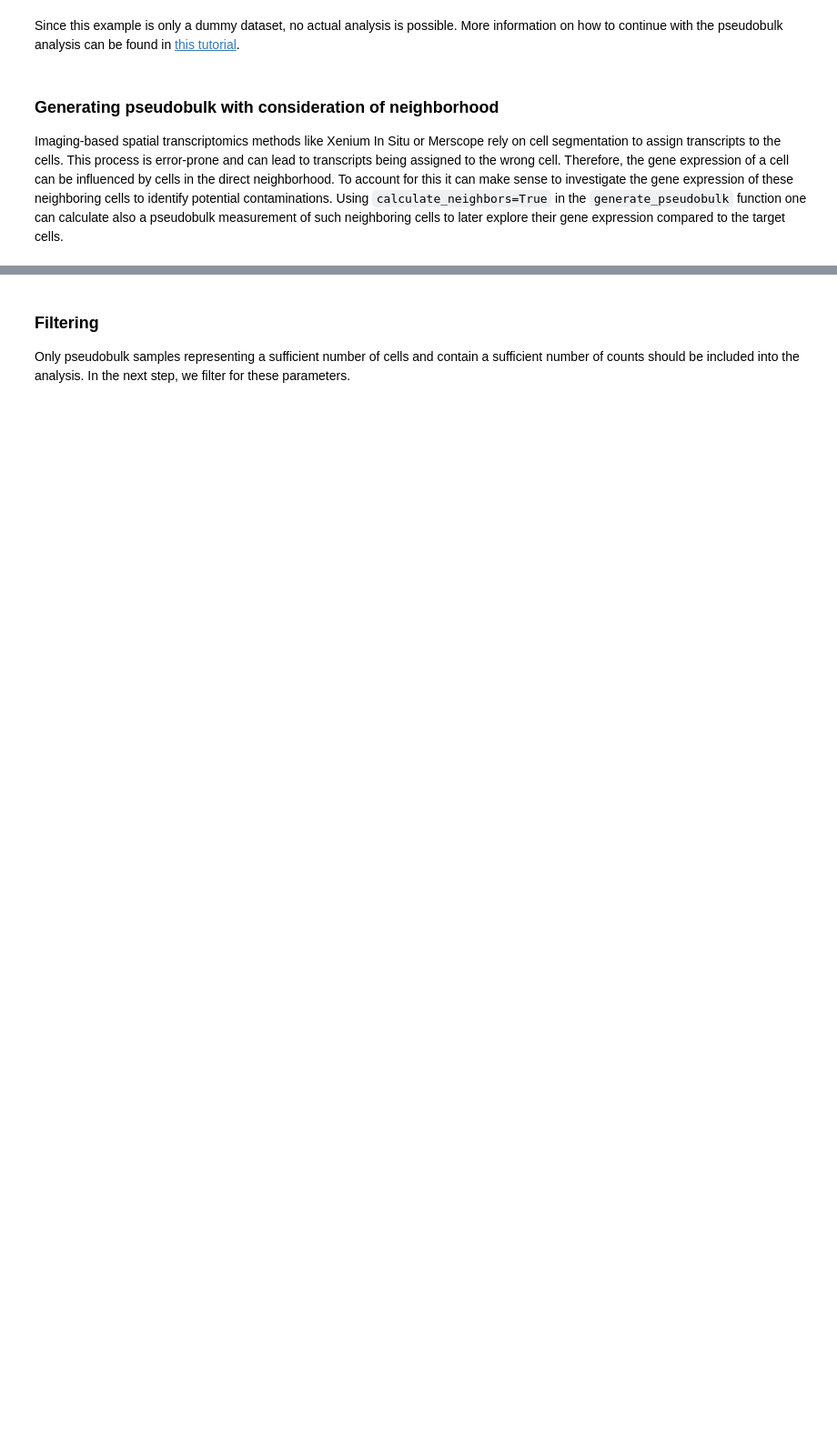
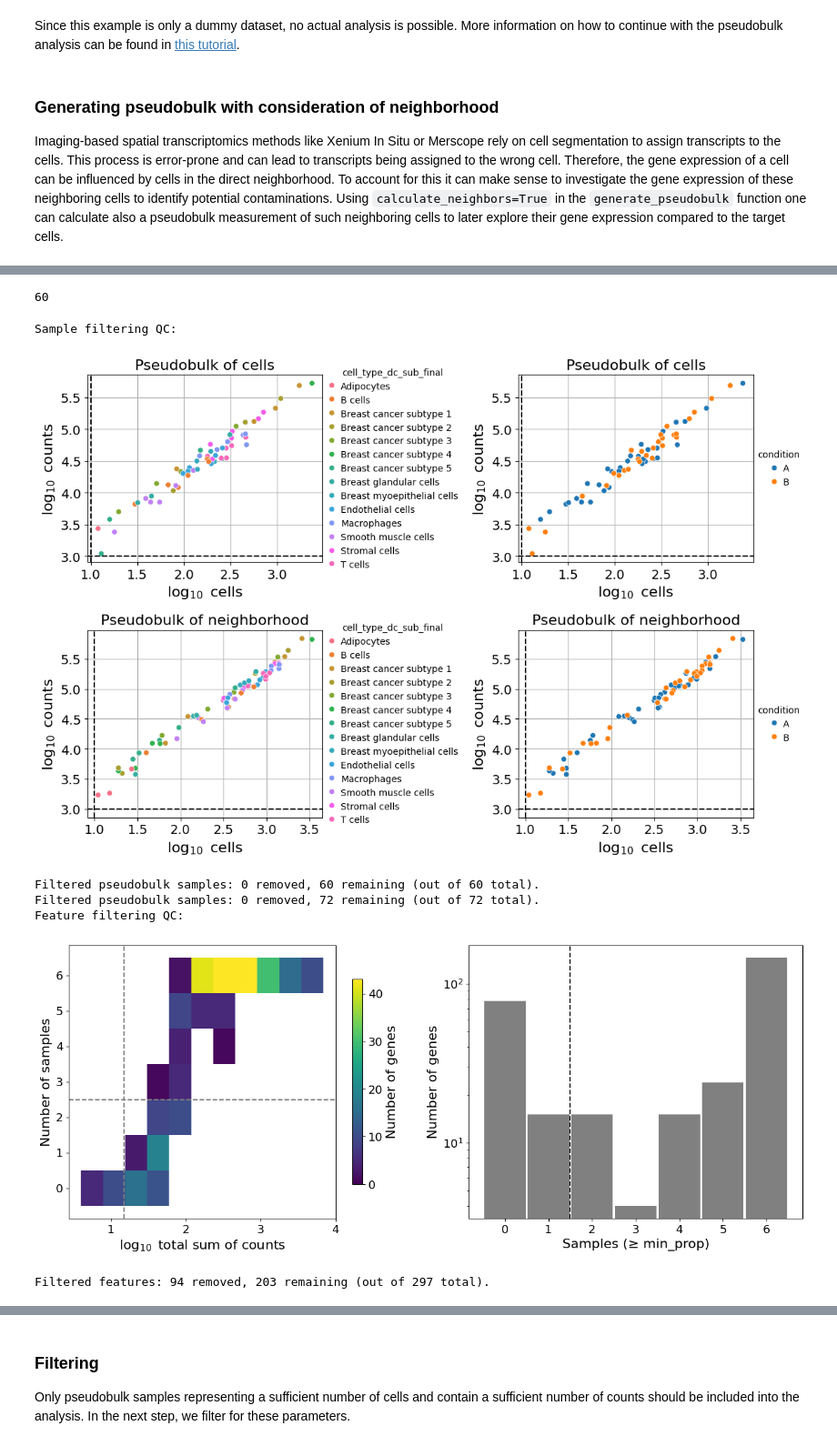
Before and after one commit to SpatialPathology/InSituPy, a Jupyter notebook: docs/source/tutorials/03_multisample_analysis/pseudobulk_tutorial.ipynb, the cells around one changed output, grey strips where cells are left out. Shown at 91% size. Saved outputs shown, nothing was run; the diff lists cells and outputs as text; code cells hidden in the pictures; blank space fills up the shorter version.

```diff
--- a/docs/source/tutorials/03_multisample_analysis/pseudobulk_tutorial.ipynb
+++ b/docs/source/tutorials/03_multisample_analysis/pseudobulk_tutorial.ipynb
@@ -159,0 +208,23 @@ AnnData object with n_obs × n_vars = 73 × 297
+# %%
+pdata.shape[0]
+# %% [output]
+60
+# %%
+dge_results = pseudobulk_dge(
+    pdata=pdata,
+    pdata_nb=pdata_nb,
+    dge_setup=dge_setup,
+    celltype_col=celltype_col,
+    celltype=celltype,
+    plot_qc=True,
+    min_cells=10,
+    min_counts=1000
+)
+# %% [output]
+Sample filtering QC:
+[figure, added]
+Filtered pseudobulk samples: 0 removed, 60 remaining (out of 60 total).
+Filtered pseudobulk samples: 0 removed, 72 remaining (out of 72 total).
+Feature filtering QC:
+[figure, added]
+Filtered features: 94 removed, 203 remaining (out of 297 total).
```
Also changed, not shown: parts of 37 cells of this notebook, 12 other files.
